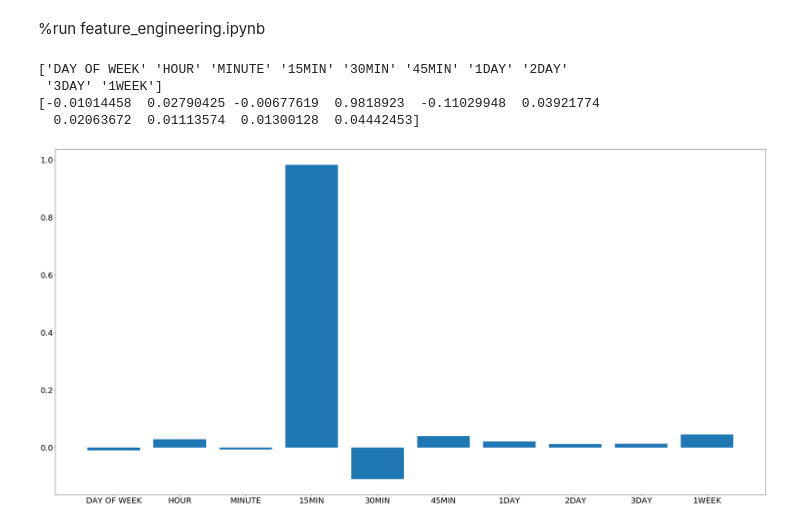
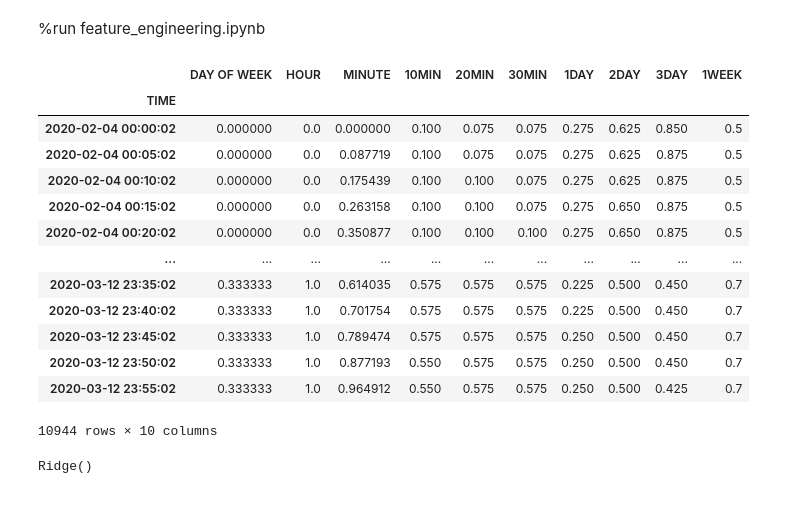
Before and after one commit to cormac-doyle/Final-Assignment-Machine-Learning, a Jupyter notebook: models.ipynb, the cells around one changed output. Saved outputs shown, nothing was run; the diff lists cells and outputs as text; code cells hidden in the pictures.

```diff
--- a/models.ipynb
+++ b/models.ipynb
@@ -12,21 +12,39 @@ df_portobello = df_portobello
+# %%
+df_hospital = df_hospital
+df_portobello = df_portobello
+df_hospital.set_index("TIME",inplace=True,drop=True)
+df_portobello.set_index("TIME",inplace=True,drop=True)
 # %%
-y_portobello=df_portobello["AVAILABLE BIKES"]
-X_portobello = df_portobello.drop(axis=1,columns=["BIKE STANDS","AVAILABLE BIKES","TIME"])
+def get_X_and_y(df:pd.DataFrame):
+
+
+    y=df["AVAILABLE BIKES"]
+    X = df.drop(axis=1,columns=["BIKE STANDS","AVAILABLE BIKES"])
+    return X,y
-# %%
-ridge_model = Ridge()
-ridge_model.fit(X_portobello,y_portobello)
-print(ridge_model.feature_names_in_)
-print(ridge_model.coef_)
-# %% [output]
-['DAY OF WEEK' 'HOUR' 'MINUTE' '15MIN' '30MIN' '45MIN' '1DAY' '2DAY'
- '3DAY' '1WEEK']
-[-0.01014458  0.02790425 -0.00677619  0.9818923  -0.11029948  0.03921774
-  0.02063672  0.01113574  0.01300128  0.04442453]
-# %%
-
-plt.figure(figsize=(40,20))
-plt.rc('font',size=25)
-plt.bar(ridge_model.feature_names_in_, ridge_model.coef_)
-plt.show()
-# %% [output]
-[figure, removed]
+# %%
+X_portobello,y_portobello=get_X_and_y(df_portobello)
+X_hospital,y_hospital=get_X_and_y(df_hospital)
+X_hospital
+# %% [output]
+|  | DAY OF WEEK | HOUR | MINUTE | 10MIN | 20MIN | 30MIN | 1DAY | 2DAY | 3DAY | 1WEEK |
+| TIME |  |  |  |  |  |  |  |  |  |  |
+| 2020-02-04 00:00:02 | 0.000000 | 0.0 | 0.000000 | 0.100 | 0.075 | 0.075 | 0.275 | 0.625 | 0.850 | 0.5 |
+| 2020-02-04 00:05:02 | 0.000000 | 0.0 | 0.087719 | 0.100 | 0.075 | 0.075 | 0.275 | 0.625 | 0.875 | 0.5 |
+| 2020-02-04 00:10:02 | 0.000000 | 0.0 | 0.175439 | 0.100 | 0.100 | 0.075 | 0.275 | 0.625 | 0.875 | 0.5 |
+| 2020-02-04 00:15:02 | 0.000000 | 0.0 | 0.263158 | 0.100 | 0.100 | 0.075 | 0.275 | 0.650 | 0.875 | 0.5 |
+| 2020-02-04 00:20:02 | 0.000000 | 0.0 | 0.350877 | 0.100 | 0.100 | 0.100 | 0.275 | 0.650 | 0.875 | 0.5 |
+| ... | ... | ... | ... | ... | ... | ... | ... | ... | ... | ... |
+| 2020-03-12 23:35:02 | 0.333333 | 1.0 | 0.614035 | 0.575 | 0.575 | 0.575 | 0.225 | 0.500 | 0.450 | 0.7 |
+| 2020-03-12 23:40:02 | 0.333333 | 1.0 | 0.701754 | 0.575 | 0.575 | 0.575 | 0.225 | 0.500 | 0.450 | 0.7 |
+| 2020-03-12 23:45:02 | 0.333333 | 1.0 | 0.789474 | 0.575 | 0.575 | 0.575 | 0.250 | 0.500 | 0.450 | 0.7 |
+| 2020-03-12 23:50:02 | 0.333333 | 1.0 | 0.877193 | 0.550 | 0.575 | 0.575 | 0.250 | 0.500 | 0.450 | 0.7 |
+| 2020-03-12 23:55:02 | 0.333333 | 1.0 | 0.964912 | 0.550 | 0.575 | 0.575 | 0.250 | 0.500 | 0.425 | 0.7 |
+10944 rows × 10 columns
+# %%
+ridge_model_portobello = Ridge()
+ridge_model_portobello.fit(X_portobello,y_portobello)
+
+ridge_model_hospital = Ridge()
+ridge_model_hospital.fit(X_hospital,y_hospital)
+# %% [output]
+Ridge()
```
Also changed, not shown: parts of 6 cells of this notebook, 1 other file.
